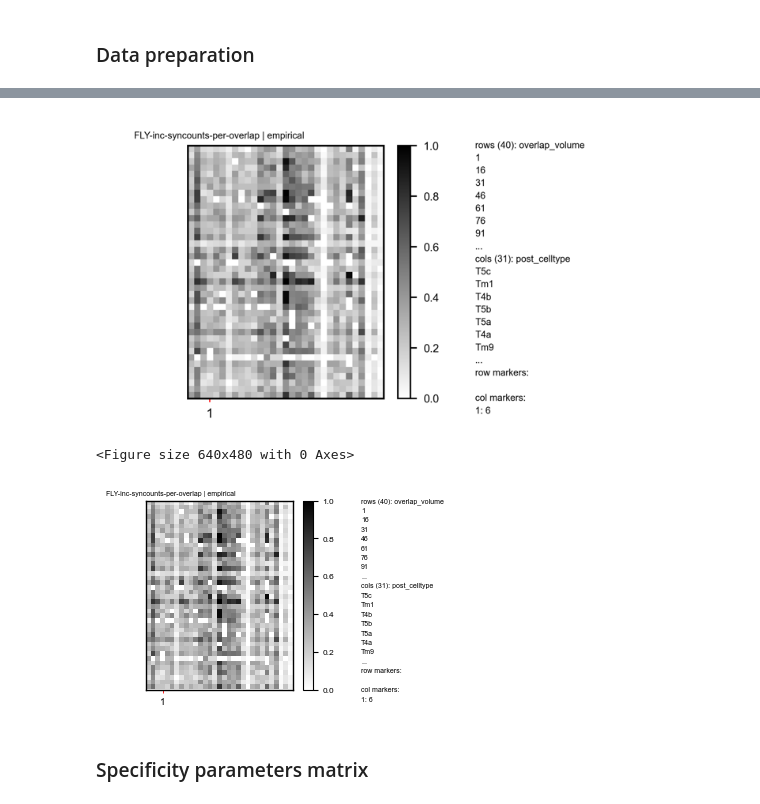
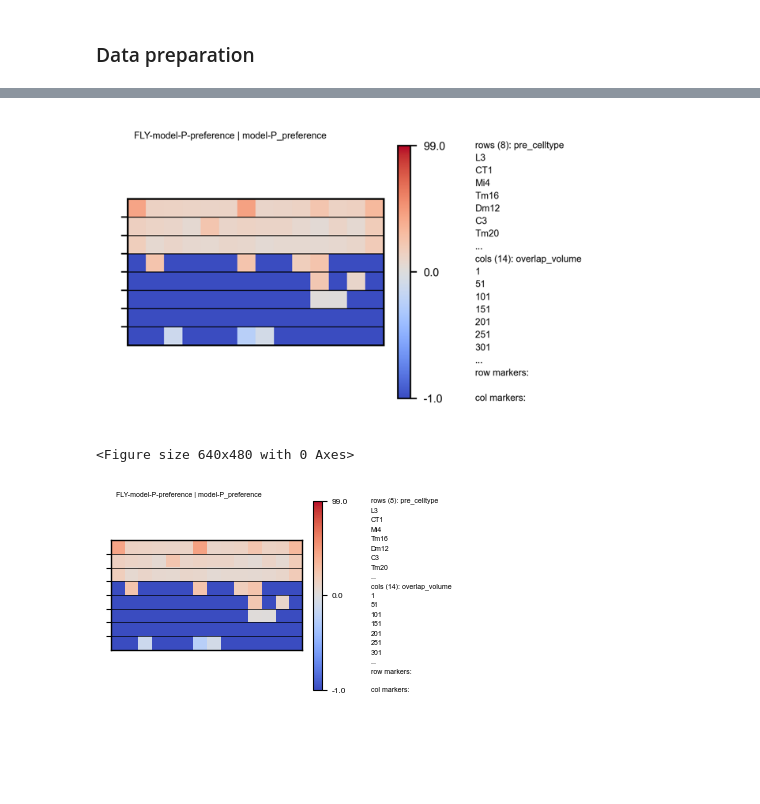
Before and after one commit to philippHarth/hackathon-mainz, a Jupyter notebook: FLY_analysis_optical.ipynb, the cells around one changed output, grey strips where cells are left out. Drawn from its saved outputs; the diff is of its cells as text; code cells hidden in the pictures; blank space fills up the shorter version.

```diff
--- a/FLY_analysis_optical.ipynb
+++ b/FLY_analysis_optical.ipynb
@@ -35,6 +35,7 @@ post_ct_domain = [x for x in df_summary.index.get_level_values("post_celltype").
 
 df_celltypes = pd.read_csv(meta_folder / "cell_types.csv")
 ct_names_dict = df_celltypes.set_index("primary_type_id")["primary_type"].to_dict()
+ct_name_id = df_celltypes.set_index("primary_type")["primary_type_id"].to_dict()
 
 df_celltypes_optical = pd.read_csv(meta_folder / "selected_neurons_optical-lobes.csv")
 ct_ids_optical = df_celltypes_optical["celltype_id"].unique().tolist()
@@ -52,2 +42,5 @@ neuron_domain_post = get_neuron_to_neuron_domain(df_summary, "pre_celltype", "po
+# %%
+def get_ct_ids(ct_names):
+    return [ct_name_id[ct] for ct in ct_names]
 # %%
 initPlotSettings(False)
@@ -79,0 +47,4 @@ col_markers = {
+# %%
+ct_selected_pre = ["L3", "CT1", "Mi4", "Tm16", "Dm12", "C3", "Tm20", "Tm1"]
+ct_selected_pre_ids = get_ct_ids(ct_selected_pre)
+ct_selected_pre_ids
@@ -106,25 +94,30 @@ matrix_analyzer.render_matrix("FLY-syncounts",
 # %%
 matrix_analyzer = ConnectomeMatrixAnalyzer(df_summary, plot_folder)
-matrix_analyzer.set_selection()
-matrix_analyzer.set_data_columns(EMPIRICAL)
-matrix_analyzer.build_matrix(["overlap_volume"],
-                             ["post_celltype"],
-                             row_domains = np.arange(1,600,15).tolist(),
-                             col_domains = ct_ids_optical,
+matrix_analyzer.set_selection(include_filter_and={
+    #"overlap_volume" : [41, 264, 312, 334, 424, 463, 487],
+    "post_celltype" : get_ct_ids(["Tm9"]),
+    "pre_celltype" : get_ct_ids(ct_selected_pre),
+},
+exclude_filter={
+    "pre_celltype" : [-1],
+    "post_celltype" : [-1]
+})
+matrix_analyzer.set_data_columns("model-P_preference")
+matrix_analyzer.build_matrix(["pre_celltype"],
+                             ["overlap_volume"],
+                             row_domains = get_ct_ids(ct_selected_pre),
+                             col_domains = None,#ct_ids_optical,
                              value_label_map = {
                                  "pre_celltype" : ct_names_dict,
                                  "post_celltype" : ct_names_dict
                              },
                              aggregation_fn="mean",
                              default_value=-1)
 matrix_analyzer.colormaps["binary"].set_under("white")
-matrix_analyzer.render_matrix("FLY-inc-syncounts-per-overlap",
-                              colormap_name="binary", vmin=0, vmax=1, normalization_function=None,
-                              row_markers=row_markers, col_markers=col_markers,
-                              col_separator_lines=False, row_separator_lines=False, high_res=False)
+matrix_analyzer.render_matrix("FLY-model-P-preference",
+                              colormap_name="coolwarm", vmin=-1, vmax=1, normalization_function=NormalizePreferenceValue(0, 100),
+                              col_separator_lines=False, row_separator_lines=True, high_res=False)
 # %% [output]
-[figure, old version]
+[figure, new version]
 <Figure size 640x480 with 0 Axes>
-[figure, old version]
+[figure, new version]
-# %% [markdown]
-### Specificity parameters matrix
```
Also changed, not shown: parts of 9 cells of this notebook, 1 other file.
